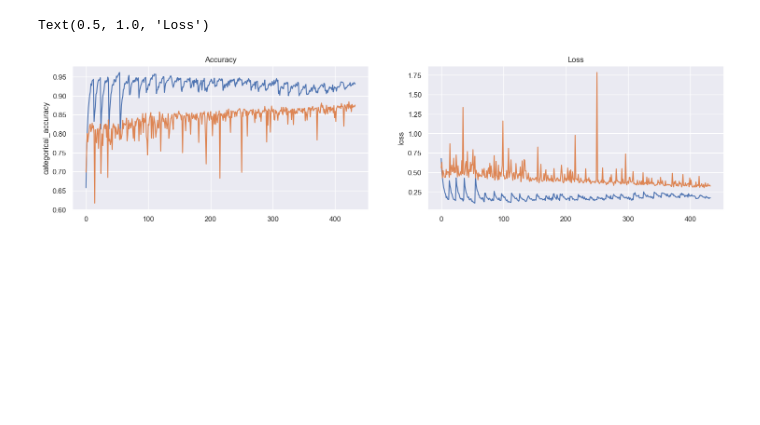
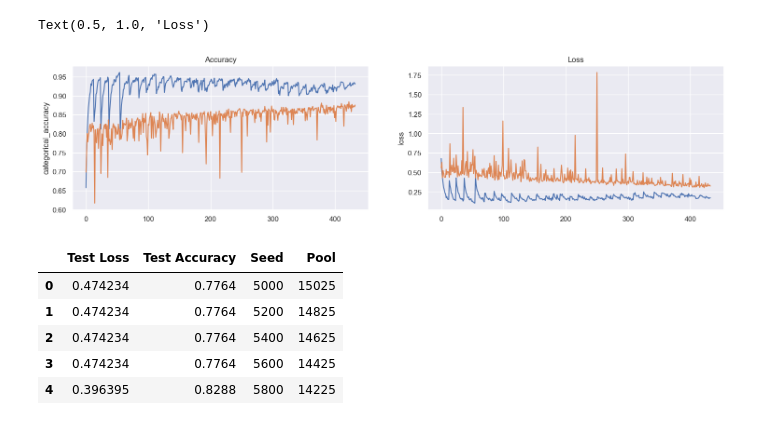
Before and after one commit to Arindam75/ActiveLearning, a Jupyter notebook: 03_Evaluation.ipynb, the cells around one changed output. Drawn from its saved outputs; the diff is of its cells as text; code cells hidden in the pictures; blank space fills up the shorter version.

```diff
--- a/03_Evaluation.ipynb
+++ b/03_Evaluation.ipynb
@@ -57,3 +57,13 @@ ax2[1].set_title('Loss')
 # %% [output]
 Text(0.5, 1.0, 'Loss')
 [figure]
+# %%
+df_trk = pd.read_csv('./logger/AL_tracking.csv')
+df_trk.head()
+# %% [output]
+|  | Test Loss | Test Accuracy | Seed | Pool |
+| 0 | 0.474234 | 0.7764 | 5000 | 15025 |
+| 1 | 0.474234 | 0.7764 | 5200 | 14825 |
+| 2 | 0.474234 | 0.7764 | 5400 | 14625 |
+| 3 | 0.474234 | 0.7764 | 5600 | 14425 |
+| 4 | 0.396395 | 0.8288 | 5800 | 14225 |
```
Also changed, not shown: parts of 1 cell of this notebook.
